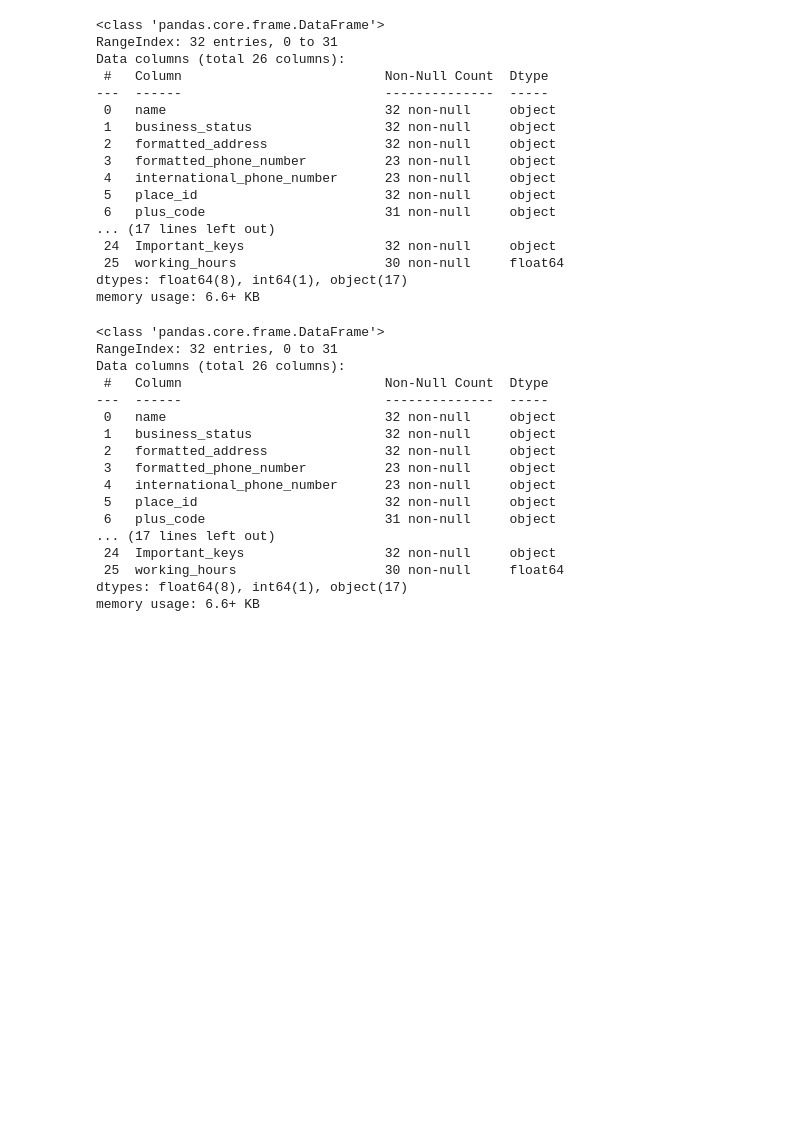
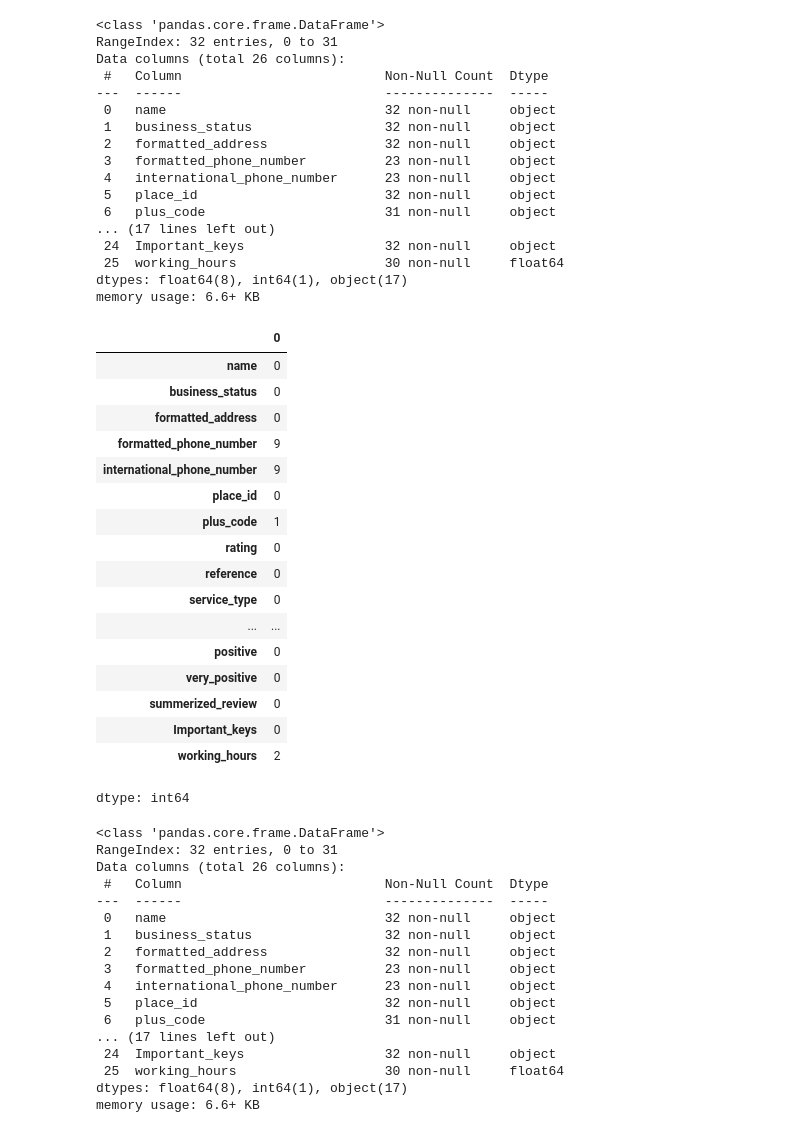
Before and after one commit to pramit46/LLMTry, a Jupyter notebook: RAG/WT_RnD.ipynb, the cells around one changed output. Saved outputs shown, nothing was run; the diff lists cells and outputs as text; code cells hidden in the pictures; blank space fills up the shorter version.

```diff
--- a/RAG/WT_RnD.ipynb
+++ b/RAG/WT_RnD.ipynb
@@ -27,6 +27,27 @@ Data columns (total 26 columns):
  25  working_hours                   30 non-null     float64
 dtypes: float64(8), int64(1), object(17)
 memory usage: 6.6+ KB
+# %%
+df.isnull().sum()
+# %% [output]
+|  | 0 |
+| name | 0 |
+| business_status | 0 |
+| formatted_address | 0 |
+| formatted_phone_number | 9 |
+| international_phone_number | 9 |
+| place_id | 0 |
+| plus_code | 1 |
+| rating | 0 |
+| reference | 0 |
+| service_type | 0 |
+| ... | ... |
+| positive | 0 |
+| very_positive | 0 |
+| summerized_review | 0 |
+| Important_keys | 0 |
+| working_hours | 2 |
+dtype: int64
 # %%
 df.rename(columns={'reviews_text':'x'}, inplace=True)
 df.info()
```
